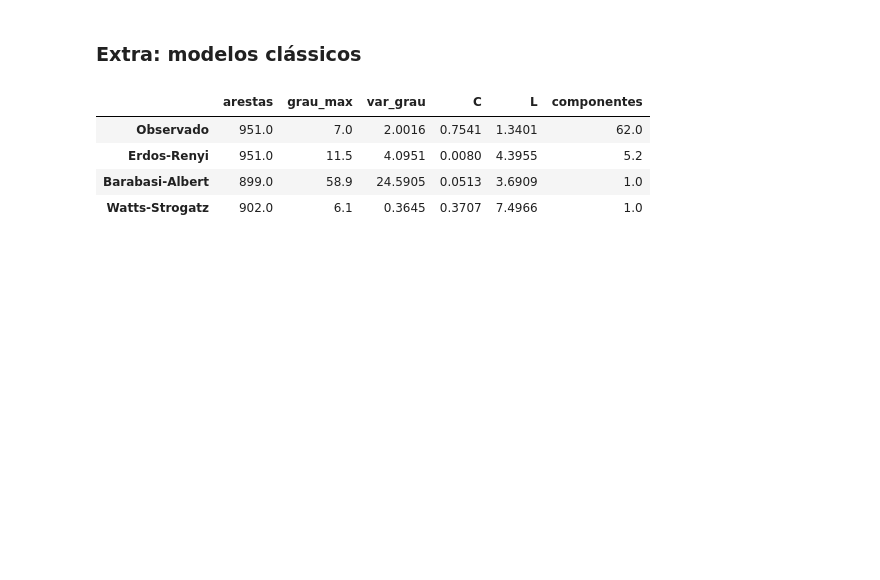
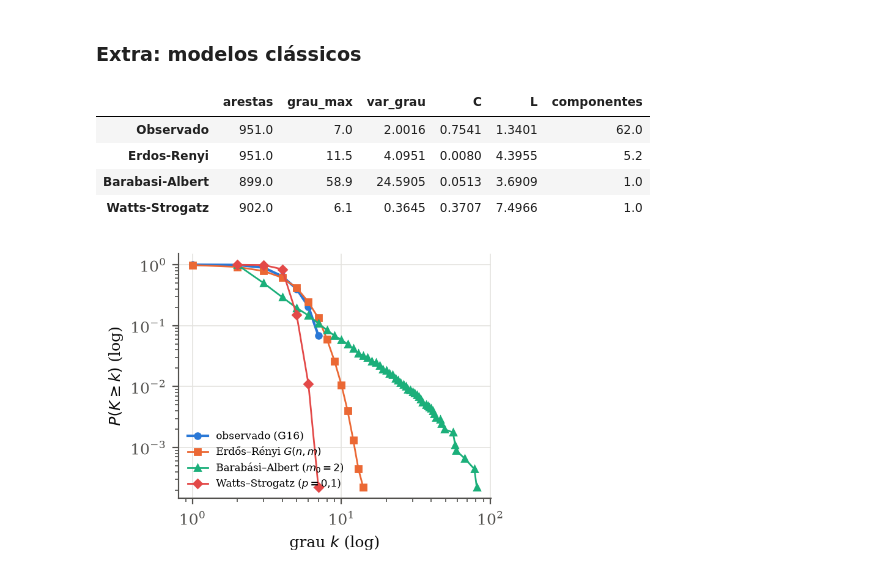
Before and after one commit to NadsonSantana/GrafoG16, a Jupyter notebook: notebooks/analise.ipynb, the cells around one changed output. Drawn from its saved outputs; the diff is of its cells as text; code cells hidden in the pictures; blank space fills up the shorter version.

```diff
--- a/notebooks/analise.ipynb
+++ b/notebooks/analise.ipynb
@@ -200,10 +202,12 @@ display(Image(FIG / "robustez.png"))
 ### Extra: modelos clássicos
 # %%
 mod = ler("parte3_modelos.json")
-pd.DataFrame({k: v for k, v in mod.items() if k != "parametros"}).T
+display(pd.DataFrame({k: v for k, v in mod.items() if k not in ("parametros", "ccdf_graus")}).T)
+display(Image(FIG / "modelos_ccdf.png", width=420))
 # %% [output]
 |  | arestas | grau_max | var_grau | C | L | componentes |
 | Observado | 951.0 | 7.0 | 2.0016 | 0.7541 | 1.3401 | 62.0 |
 | Erdos-Renyi | 951.0 | 11.5 | 4.0951 | 0.0080 | 4.3955 | 5.2 |
 | Barabasi-Albert | 899.0 | 58.9 | 24.5905 | 0.0513 | 3.6909 | 1.0 |
 | Watts-Strogatz | 902.0 | 6.1 | 0.3645 | 0.3707 | 7.4966 | 1.0 |
+[figure, added]
```
Also changed, not shown: parts of 1 cell of this notebook, 4 other files.
